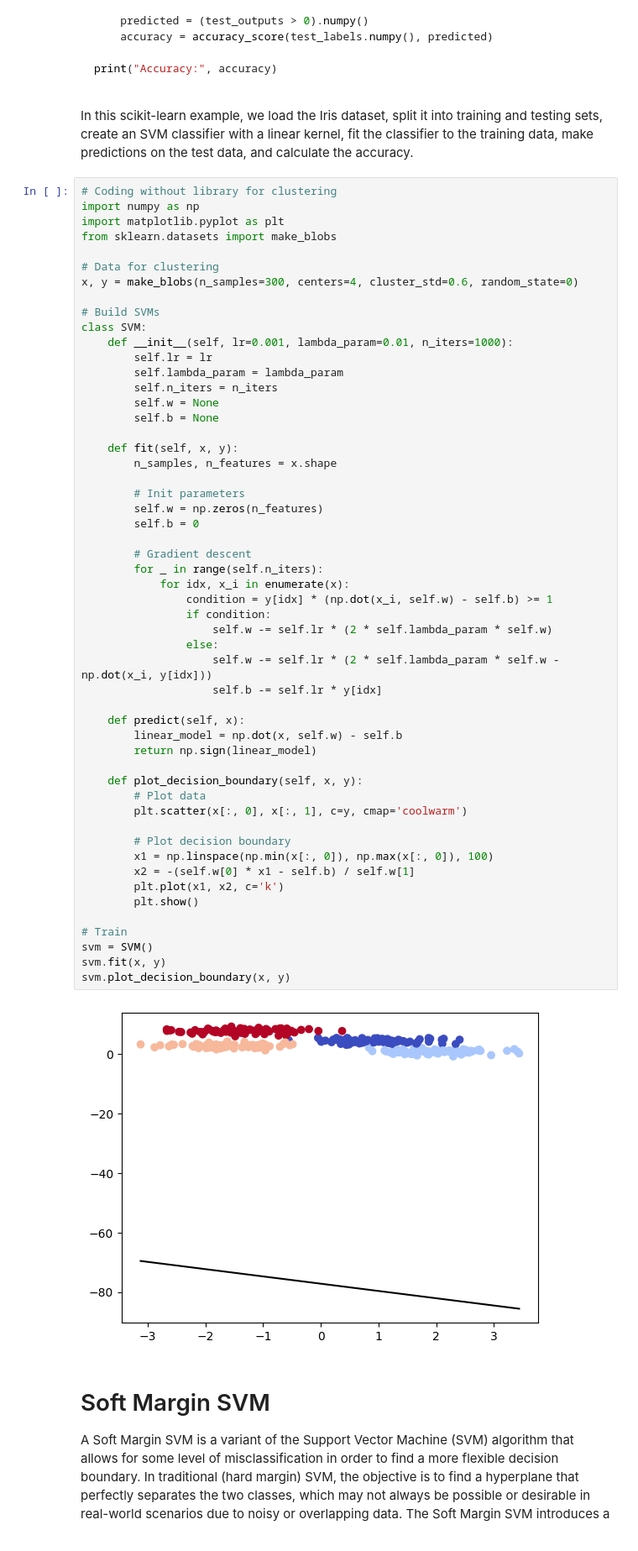
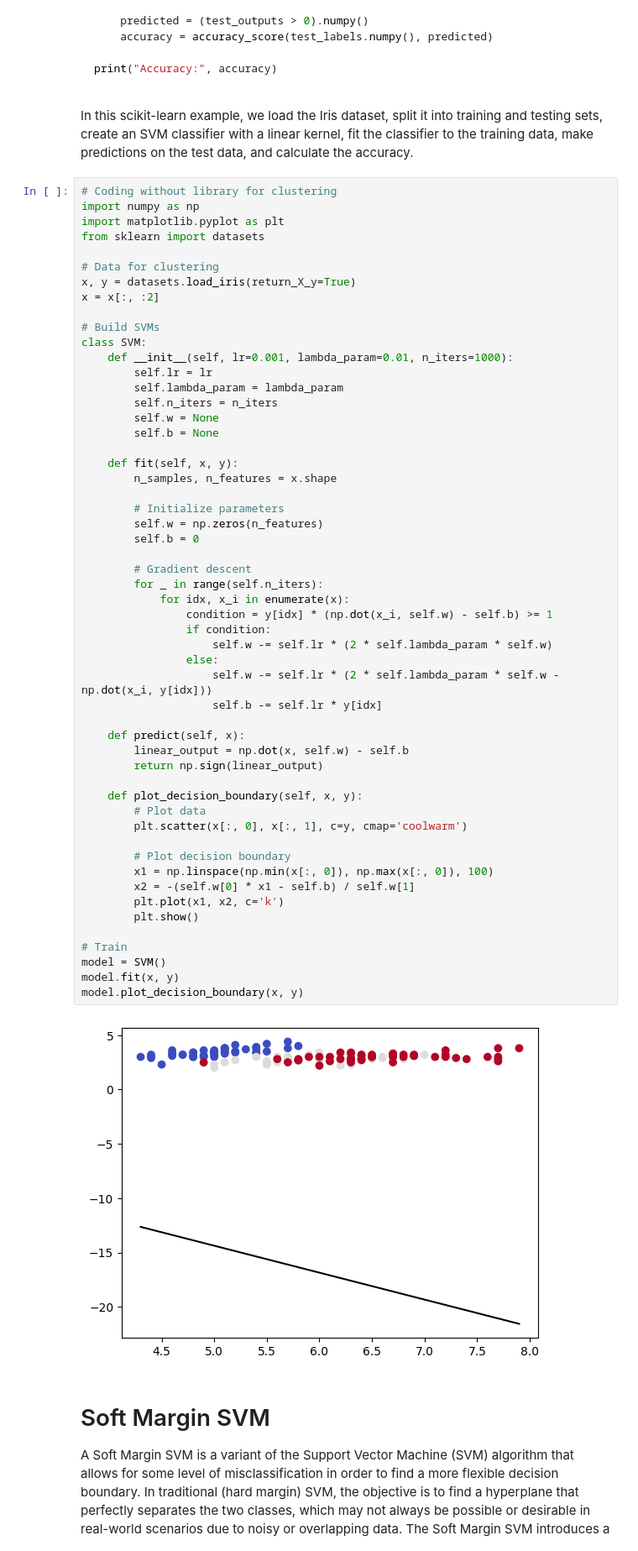
Before and after one commit to KasaiHarcore/Artificial-Intelligent-Skills, a Jupyter notebook: 6. Machine Learning/Machine Learning Summaries.ipynb, the cells around one changed output. Shown at 84% size. Cells and saved outputs as stored; diff of their text form.

```diff
--- a/6. Machine Learning/Machine Learning Summaries.ipynb
+++ b/6. Machine Learning/Machine Learning Summaries.ipynb
@@ -1453,10 +1453,11 @@ In this scikit-learn example, we load the Iris dataset, split it into training a
 # Coding without library for clustering
 import numpy as np
 import matplotlib.pyplot as plt
-from sklearn.datasets import make_blobs
+from sklearn import datasets
 
 # Data for clustering
-x, y = make_blobs(n_samples=300, centers=4, cluster_std=0.6, random_state=0)
+x, y = datasets.load_iris(return_X_y=True)
+x = x[:, :2]
 
 # Build SVMs
 class SVM:
@@ -1470,40 +1471,40 @@ class SVM:
     def fit(self, x, y):
         n_samples, n_features = x.shape
 
-        # Init parameters
+        # Initialize parameters
         self.w = np.zeros(n_features)
         self.b = 0
 
         # Gradient descent
         for _ in range(self.n_iters):
             for idx, x_i in enumerate(x):
                 condition = y[idx] * (np.dot(x_i, self.w) - self.b) >= 1
                 if condition:
                     self.w -= self.lr * (2 * self.lambda_param * self.w)
                 else:
                     self.w -= self.lr * (2 * self.lambda_param * self.w - np.dot(x_i, y[idx]))
                     self.b -= self.lr * y[idx]
 
     def predict(self, x):
-        linear_model = np.dot(x, self.w) - self.b
-        return np.sign(linear_model)
+        linear_output = np.dot(x, self.w) - self.b
+        return np.sign(linear_output)
 
     def plot_decision_boundary(self, x, y):
         # Plot data
         plt.scatter(x[:, 0], x[:, 1], c=y, cmap='coolwarm')
 
         # Plot decision boundary
         x1 = np.linspace(np.min(x[:, 0]), np.max(x[:, 0]), 100)
         x2 = -(self.w[0] * x1 - self.b) / self.w[1]
         plt.plot(x1, x2, c='k')
         plt.show()
 
 # Train
-svm = SVM()
-svm.fit(x, y)
-svm.plot_decision_boundary(x, y)
+model = SVM()
+model.fit(x, y)
+model.plot_decision_boundary(x, y)
 # %% [output]
-[figure, old version]
+[figure, new version]
 # %% [markdown]
 # Soft Margin SVM
 
```
